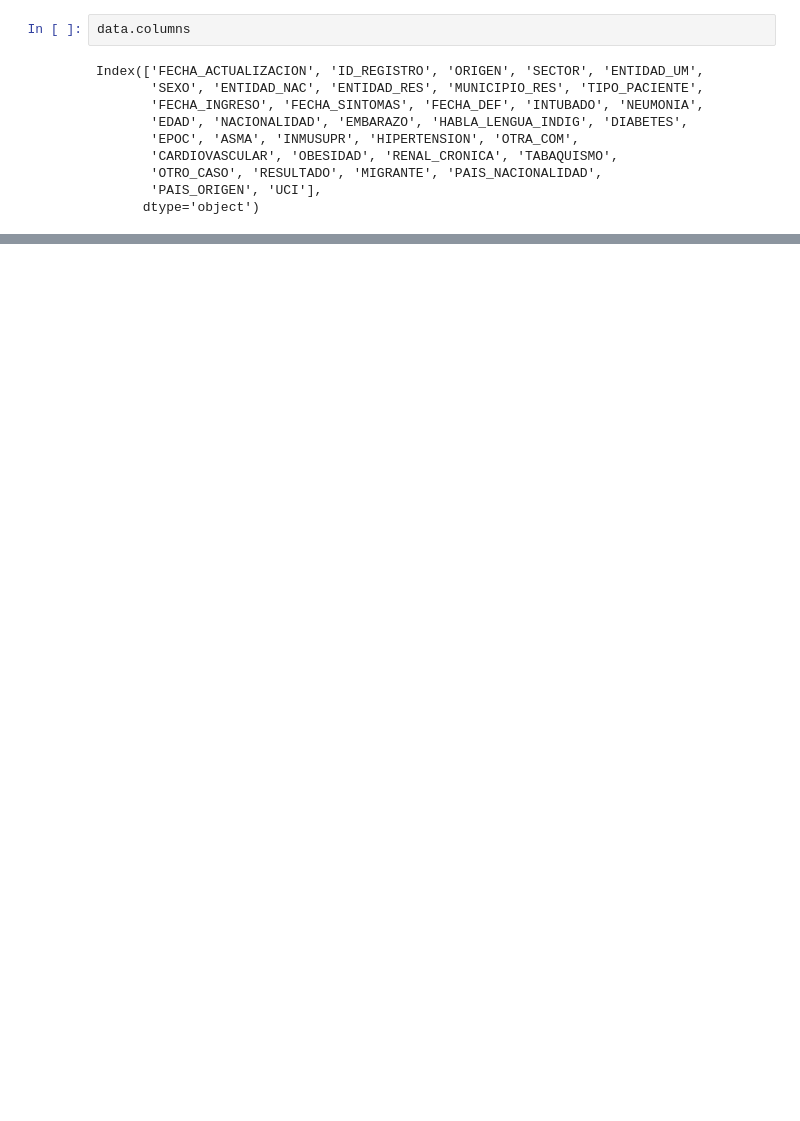
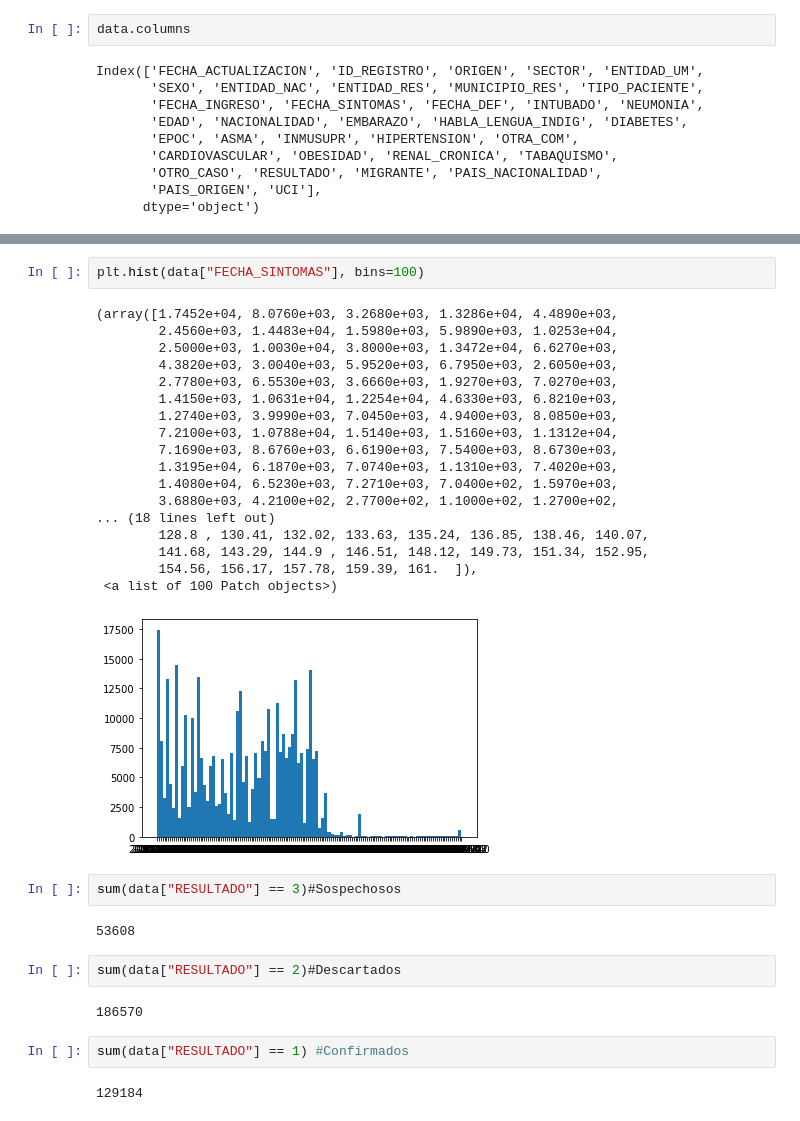
Before and after one commit to artthuro6/Covid-19, a Jupyter notebook: Modelo 1 - Covid.ipynb, the cells around one changed output, grey strips where cells are left out. Saved outputs shown, nothing was run; the diff lists cells and outputs as text; blank space fills up the shorter version.

```diff
--- a/Modelo 1 - Covid.ipynb
+++ b/Modelo 1 - Covid.ipynb
@@ -43,0 +46,33 @@ Name: SECTOR, Length: 369362, dtype: int64
+# %%
+plt.hist(data["FECHA_SINTOMAS"], bins=100)
+# %% [output]
+(array([1.7452e+04, 8.0760e+03, 3.2680e+03, 1.3286e+04, 4.4890e+03,
+        2.4560e+03, 1.4483e+04, 1.5980e+03, 5.9890e+03, 1.0253e+04,
+        2.5000e+03, 1.0030e+04, 3.8000e+03, 1.3472e+04, 6.6270e+03,
+        4.3820e+03, 3.0040e+03, 5.9520e+03, 6.7950e+03, 2.6050e+03,
+        2.7780e+03, 6.5530e+03, 3.6660e+03, 1.9270e+03, 7.0270e+03,
+        1.4150e+03, 1.0631e+04, 1.2254e+04, 4.6330e+03, 6.8210e+03,
+        1.2740e+03, 3.9990e+03, 7.0450e+03, 4.9400e+03, 8.0850e+03,
+        7.2100e+03, 1.0788e+04, 1.5140e+03, 1.5160e+03, 1.1312e+04,
+        7.1690e+03, 8.6760e+03, 6.6190e+03, 7.5400e+03, 8.6730e+03,
+        1.3195e+04, 6.1870e+03, 7.0740e+03, 1.1310e+03, 7.4020e+03,
+        1.4080e+04, 6.5230e+03, 7.2710e+03, 7.0400e+02, 1.5970e+03,
+        3.6880e+03, 4.2100e+02, 2.7700e+02, 1.1000e+02, 1.2700e+02,
+... (18 lines left out)
+        128.8 , 130.41, 132.02, 133.63, 135.24, 136.85, 138.46, 140.07,
+        141.68, 143.29, 144.9 , 146.51, 148.12, 149.73, 151.34, 152.95,
+        154.56, 156.17, 157.78, 159.39, 161.  ]),
+ <a list of 100 Patch objects>)
+[figure, added]
+# %%
+sum(data["RESULTADO"] == 3)#Sospechosos
+# %% [output]
+53608
+# %%
+sum(data["RESULTADO"] == 2)#Descartados
+# %% [output]
+186570
+# %%
+sum(data["RESULTADO"] == 1) #Confirmados
+# %% [output]
+129184
```
Also changed, not shown: parts of 7 cells of this notebook.
